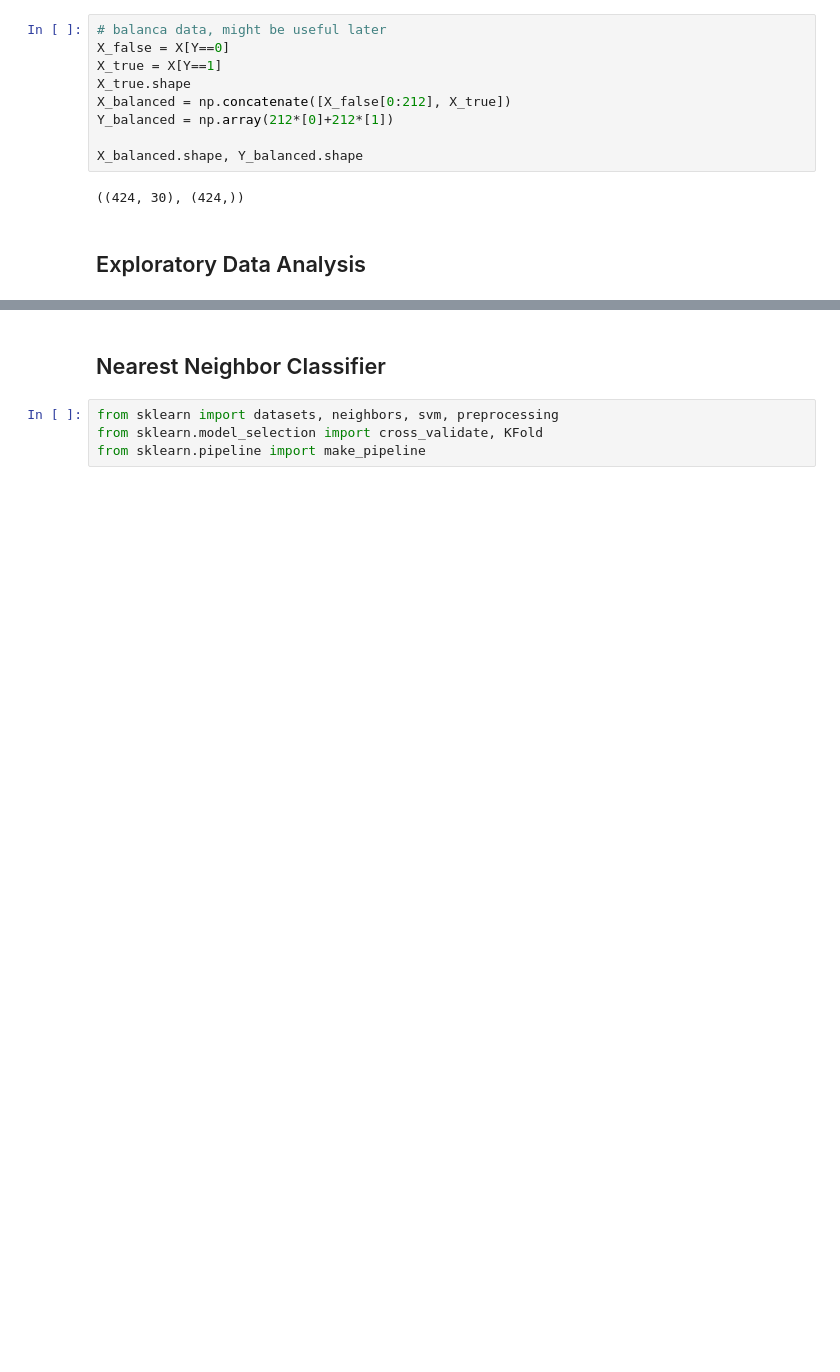
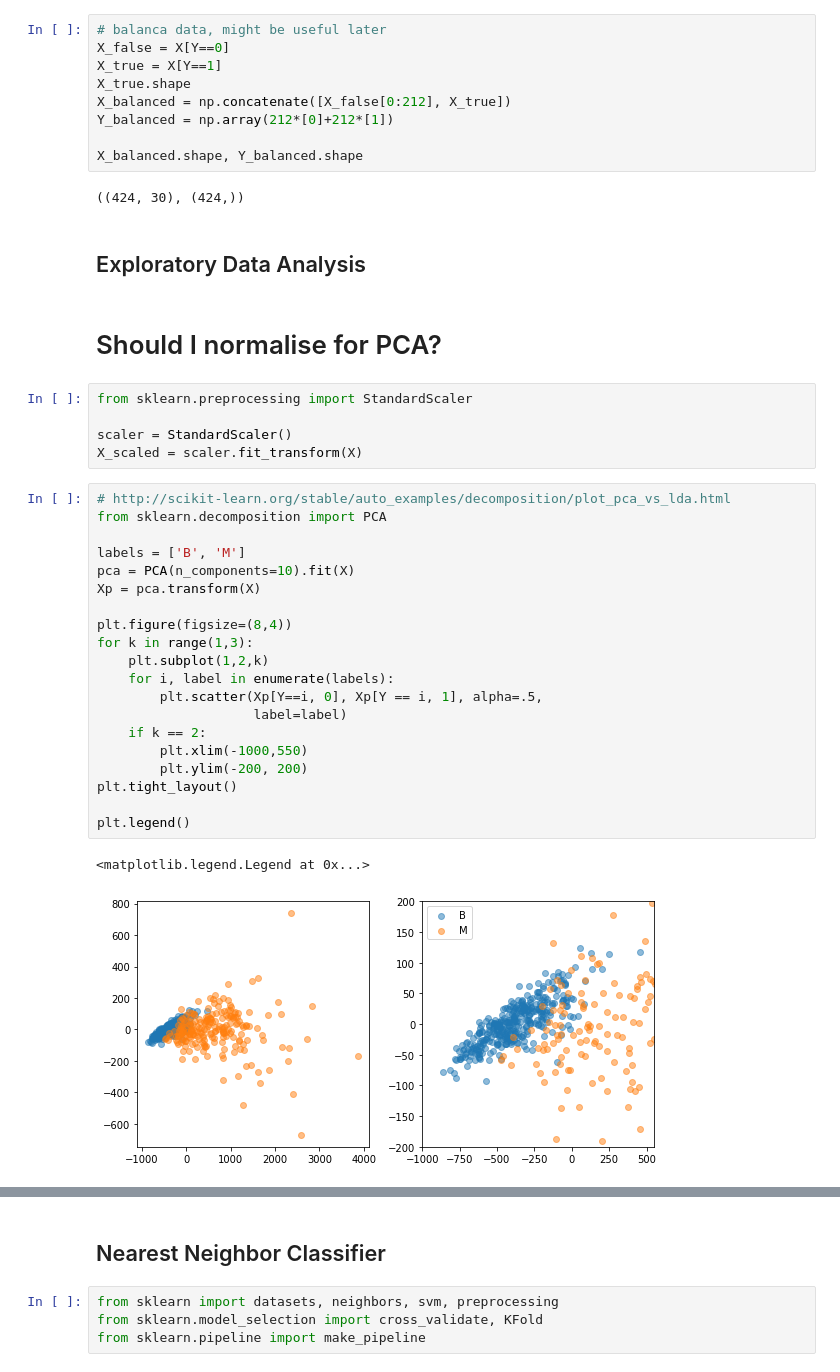
Before and after one commit to ahmadnish/FOML2017, a Jupyter notebook: jannik.ipynb, the cells around one changed output, grey strips where cells are left out. Drawn from its saved outputs; the diff is of its cells as text; blank space fills up the shorter version.

```diff
--- a/jannik.ipynb
+++ b/jannik.ipynb
@@ -72,3 +72,33 @@ X_balanced.shape, Y_balanced.shape
 ((424, 30), (424,))
 # %% [markdown]
 ## Exploratory Data Analysis
+# %% [markdown]
+# Should I normalise for PCA?
+# %%
+from sklearn.preprocessing import StandardScaler
+
+scaler = StandardScaler()
+X_scaled = scaler.fit_transform(X)
+# %%
+# http://scikit-learn.org/stable/auto_examples/decomposition/plot_pca_vs_lda.html
+from sklearn.decomposition import PCA
+
+labels = ['B', 'M']
+pca = PCA(n_components=10).fit(X)
+Xp = pca.transform(X)
+
+plt.figure(figsize=(8,4))
+for k in range(1,3):
+    plt.subplot(1,2,k)
+    for i, label in enumerate(labels):
+        plt.scatter(Xp[Y==i, 0], Xp[Y == i, 1], alpha=.5,
+                    label=label)
+    if k == 2:
+        plt.xlim(-1000,550)
+        plt.ylim(-200, 200)
+plt.tight_layout()
+
+plt.legend()
+# %% [output]
+<matplotlib.legend.Legend at 0x...>
+[figure, added]
```
Also changed, not shown: parts of 10 cells of this notebook.
